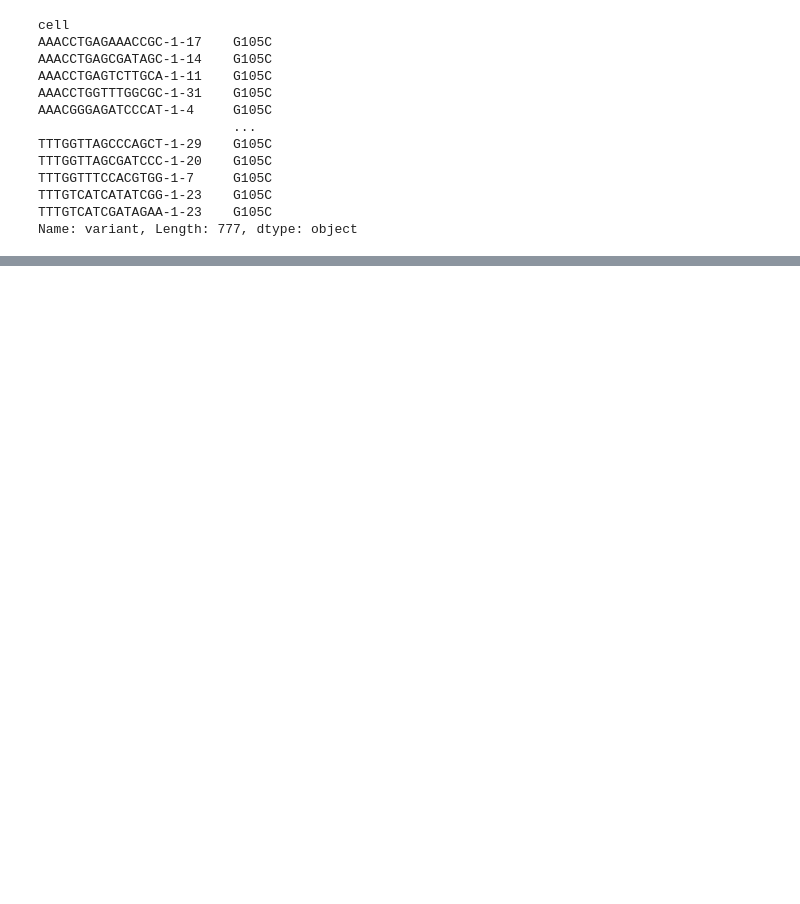
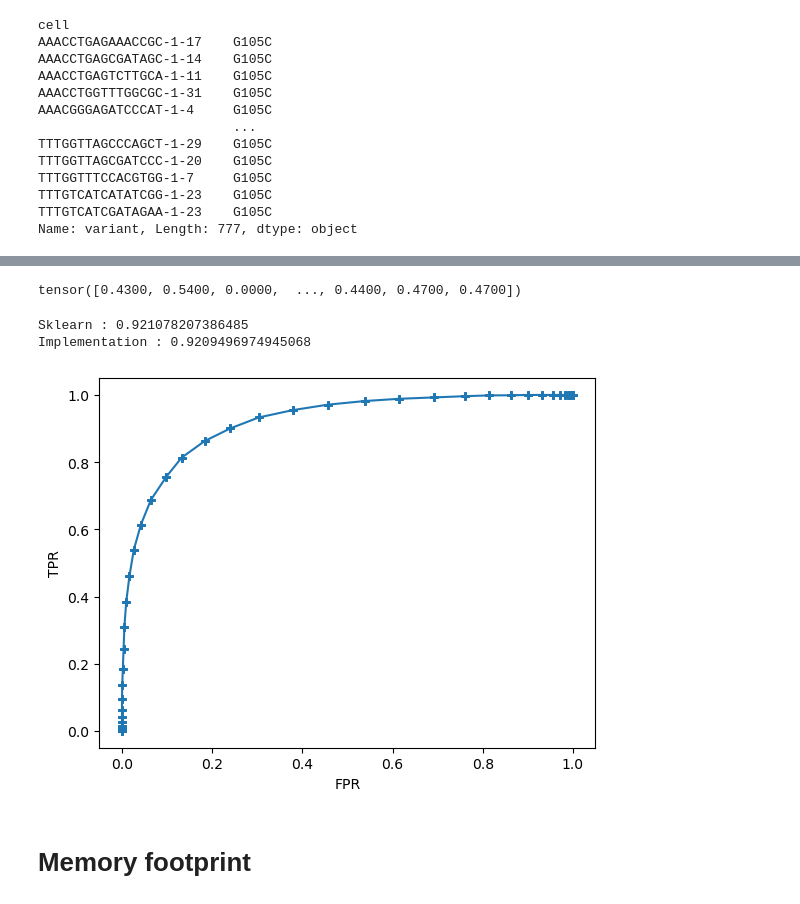
Before and after one commit to Lucas-Gui/sc_contrast, a Jupyter notebook: test.ipynb, the cells around one changed output, grey strips where cells are left out. Drawn from its saved outputs; the diff is of its cells as text; code cells hidden in the pictures; blank space fills up the shorter version.

```diff
--- a/test.ipynb
+++ b/test.ipynb
@@ -91,7 +91,7 @@ dl1, dl2, dl3 = make_loaders(df1, df2, df3, batch_size=64, n_workers=2)
 # %%
-# edit contrastive_data for this to work
-(x1, x2), y, i = dl1.dataset[0]
-print(i)
-print(df1.iloc[0, -2:])
-print(df1.iloc[i, -2:])
-print(y)
+# # edit contrastive_data for this to work
+# (x1, x2), y, i = dl1.dataset[0]
+# print(i)
+# print(df1.iloc[0, -2:])
+# print(df1.iloc[i, -2:])
+# print(y)
@@ -133,0 +130,33 @@ Name: variant, Length: 777, dtype: object
+# %%
+d = []
+Y = []
+for (x1, x2), y in tqdm(dl2,) :
+    d.append(torch.norm((x1 - x2), dim=-1))
+    Y.append(y)
+d = torch.concat(d)
+Y = torch.concat(Y)
+
+d = (d - d.min())/(d.max() - d.min())
+# %%
+b1 = torch.distributions.Binomial(100, 0.55*torch.ones_like(Y)).sample()/100
+b2 = torch.distributions.Binomial(100, 0.45*torch.ones_like(Y)).sample()/100
+d = torch.where(Y, b2, b1) # where y is positive put small d, where y is negative put big d
+# %%
+d*Y
+# %% [output]
+tensor([0.4300, 0.5400, 0.0000,  ..., 0.4400, 0.4700, 0.4700])
+# %%
+score, tpr, fpr = ROC_score(Y, d, eps=1e-3)
+print(f"Sklearn : {roc_auc_score(Y, 1-d)}") # predictor score is 1-d : small distance, positive score
+print(f"Implementation : {score}")
+# %% [output]
+Sklearn : 0.921078207386485
+Implementation : 0.9209496974945068
+# %%
+plt.plot(fpr, tpr, '+-')
+plt.xlabel('FPR')
+plt.ylabel('TPR');
+# %% [output]
+[figure, added]
+# %% [markdown]
+# Memory footprint
```
Also changed, not shown: parts of 16 cells of this notebook, 3 other files.
